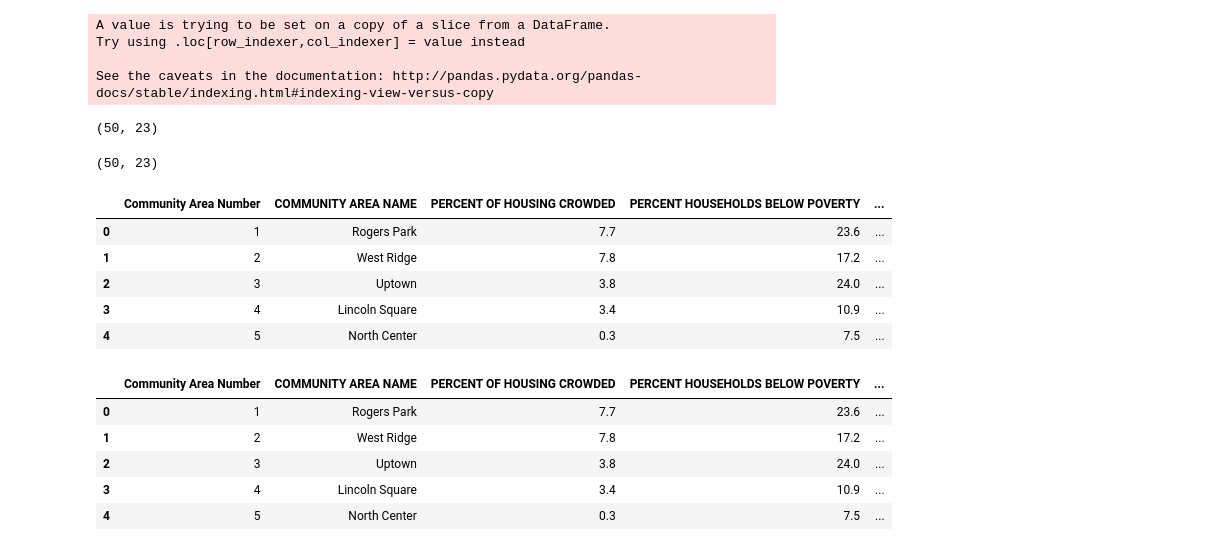
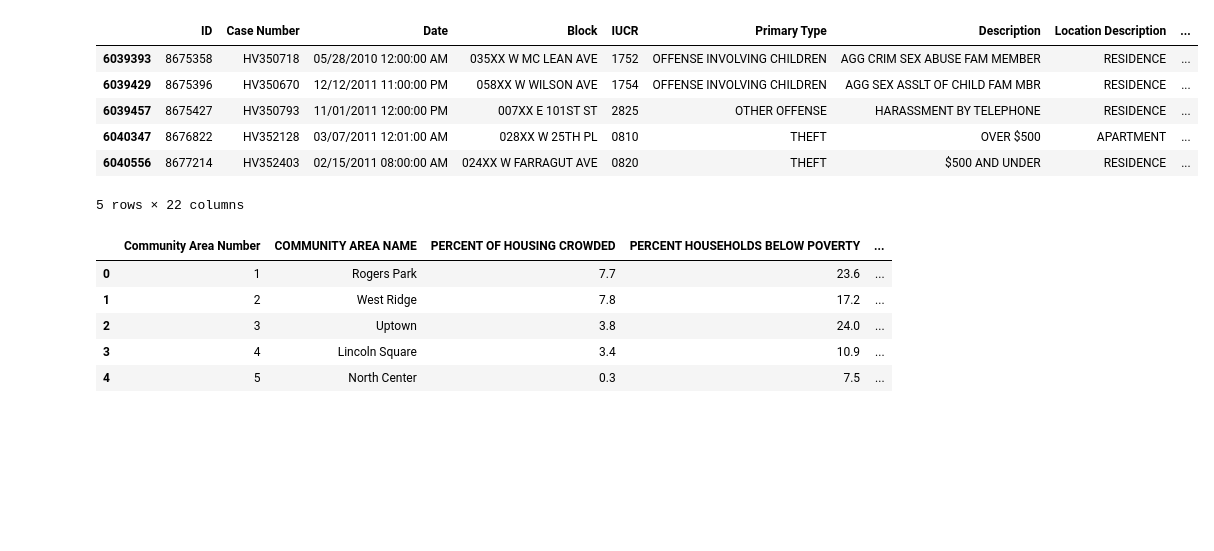
Before and after one commit to crime-analysis/crime_predictions, a Jupyter notebook: per_capita_income.ipynb, the cells around one changed output. Drawn from its saved outputs; the diff is of its cells as text; code cells hidden in the pictures; blank space fills up the shorter version.

```diff
--- a/per_capita_income.ipynb
+++ b/per_capita_income.ipynb
@@ -57,42 +69,36 @@ See the caveats in the documentation: http://pandas.pydata.org/pandas-docs/stabl
+# %%
+data08_12.shape
+#data08_12.to_csv("data08_12.csv")
+data08_12.head()
+# %% [output]
+|  | ID | Case Number | Date | Block | IUCR | Primary Type | Description | Location Description | ... |
+| 6039393 | 8675358 | HV350718 | 05/28/2010 12:00:00 AM | 035XX W MC LEAN AVE | 1752 | OFFENSE INVOLVING CHILDREN | AGG CRIM SEX ABUSE FAM MEMBER | RESIDENCE | ... |
+| 6039429 | 8675396 | HV350670 | 12/12/2011 11:00:00 PM | 058XX W WILSON AVE | 1754 | OFFENSE INVOLVING CHILDREN | AGG SEX ASSLT OF CHILD FAM MBR | RESIDENCE | ... |
+| 6039457 | 8675427 | HV350793 | 11/01/2011 12:00:00 PM | 007XX E 101ST ST | 2825 | OTHER OFFENSE | HARASSMENT BY TELEPHONE | RESIDENCE | ... |
+| 6040347 | 8676822 | HV352128 | 03/07/2011 12:01:00 AM | 028XX W 25TH PL | 0810 | THEFT | OVER $500 | APARTMENT | ... |
+| 6040556 | 8677214 | HV352403 | 02/15/2011 08:00:00 AM | 024XX W FARRAGUT AVE | 0820 | THEFT | $500 AND UNDER | RESIDENCE | ... |
+5 rows × 22 columns
 # %%
 from geopy.geocoders import Nominatim
 geolocator = Nominatim()
 
+# Don't need this
+#
 # Gets full address using block address with "Chicago" appended
 # Extracts zip code from full address
 #
 # TODO: address hyphenated zip code 60609-2524 parsed as two zip codes
 #
 def getZip(row):
-    location = geolocator.geocode(row['Block'] + " Chicago")
+    location = geolocator.geocode(row['Block'] + " Chicago", timeout=None)
     if location is None:
         return 0
     address = location.address.replace(',', "")
     return next(iter([int(s) for s in address.split() if s.isdigit()]), 0)
 
 # Add zip code column with zip code of crime
-crimes_sub['Zip Code'] = crimes_sub.apply(getZip, axis=1, reduce=False)
-crimes_sub.shape
+#data08_12['Zip Code'] = data08_12.apply(getZip, axis=1, reduce=False)
+#data08_12.shape
-# %% [output]
-A value is trying to be set on a copy of a slice from a DataFrame.
-Try using .loc[row_indexer,col_indexer] = value instead
-
-See the caveats in the documentation: http://pandas.pydata.org/pandas-docs/stable/indexing.html#indexing-view-versus-copy
-(50, 23)
-# %%
-crimes_sub.shape
-# %% [output]
-(50, 23)
-# %%
-poverty = pd.read_csv('poverty.csv')
-poverty.head()
-# %% [output]
-|  | Community Area Number | COMMUNITY AREA NAME | PERCENT OF HOUSING CROWDED | PERCENT HOUSEHOLDS BELOW POVERTY | ... |
-| 0 | 1 | Rogers Park | 7.7 | 23.6 | ... |
-| 1 | 2 | West Ridge | 7.8 | 17.2 | ... |
-| 2 | 3 | Uptown | 3.8 | 24.0 | ... |
-| 3 | 4 | Lincoln Square | 3.4 | 10.9 | ... |
-| 4 | 5 | North Center | 0.3 | 7.5 | ... |
 # %%
 # Socioeconomic stats by community area
 # https://data.cityofchicago.org/Health-Human-Services/Census-Data-Selected-socioeconomic-indicators-in-C/kn9c-c2s2
```
Also changed, not shown: parts of 9 cells of this notebook.
